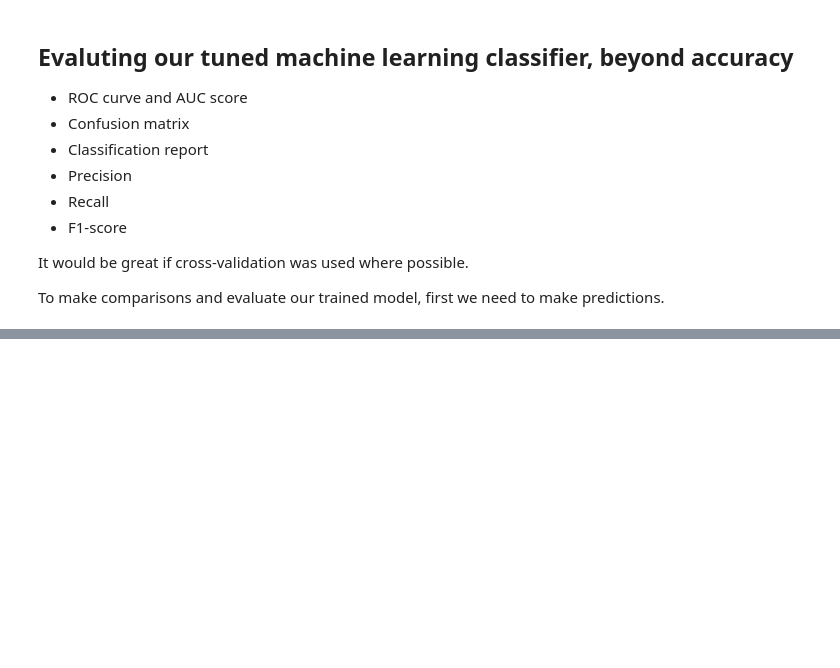
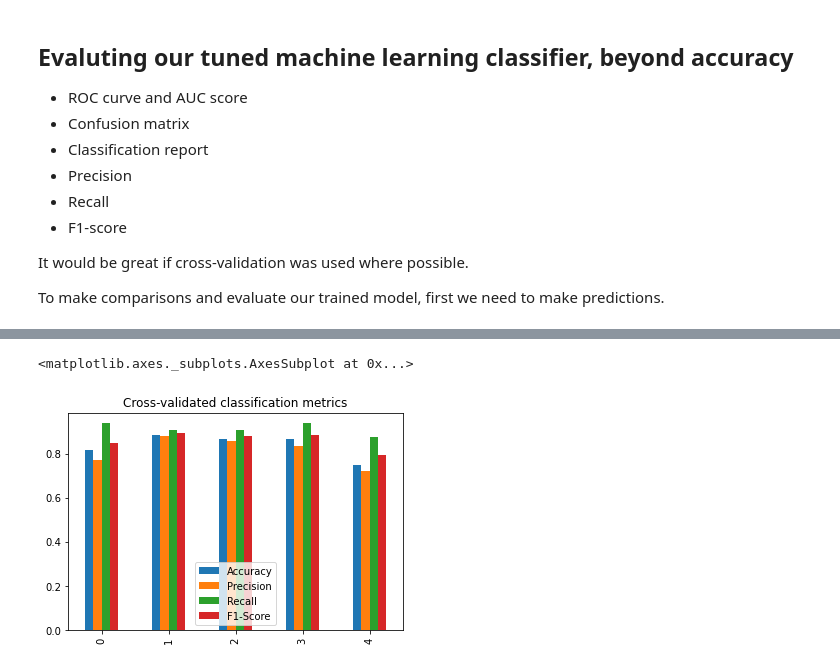
Before and after one commit to FarihaJahanRainy/Heart-Disease_Rainy, a Jupyter notebook: Heart Disease Project.ipynb, the cells around one changed output, grey strips where cells are left out. Saved outputs shown, nothing was run; the diff lists cells and outputs as text; code cells hidden in the pictures; blank space fills up the shorter version.

```diff
--- a/Heart Disease Project.ipynb
+++ b/Heart Disease Project.ipynb
@@ -665,0 +756,8 @@ print(classification_report(Y_test,y_preds))
+# %%
+# Cross-validation precision
+cv_pre=cross_val_score(clf,
+               X,
+               Y,
+               cv=5,
+               scoring="precision")
+print(f'Cross Validation Precision:{np.mean(cv_pre)*100:.2f}%')
@@ -665,0 +766,8 @@ print(classification_report(Y_test,y_preds))
+# %%
+# Cross-validation recall
+cv_recall=cross_val_score(clf,
+               X,
+               Y,
+               cv=5,
+               scoring="recall")
+print(f'Cross Validation Recall:{np.mean(cv_recall)*100:.2f}%')
@@ -665,0 +776,8 @@ print(classification_report(Y_test,y_preds))
+# %%
+# Cross-validation f1-score
+cv_f1=cross_val_score(clf,
+               X,
+               Y,
+               cv=5,
+               scoring="f1")
+print(f'Cross Validation f1-score:{np.mean(cv_f1)*100:.2f}%')
@@ -665,0 +786,7 @@ print(classification_report(Y_test,y_preds))
+# %%
+# Visualize cross-validated metrics
+cv_metrics=pd.DataFrame({"Accuracy":cv_acc,
+                        "Precision":cv_pre,
+                        "Recall":cv_recall,
+                        "F1-Score":cv_f1})
+cv_metrics
@@ -665,0 +800,5 @@ print(classification_report(Y_test,y_preds))
+# %%
+cv_metrics.plot(kind="bar",legend=True,title="Cross-validated classification metrics")
+# %% [output]
+<matplotlib.axes._subplots.AxesSubplot at 0x...>
+[figure, added]
```
Also changed, not shown: parts of 38 cells of this notebook.
